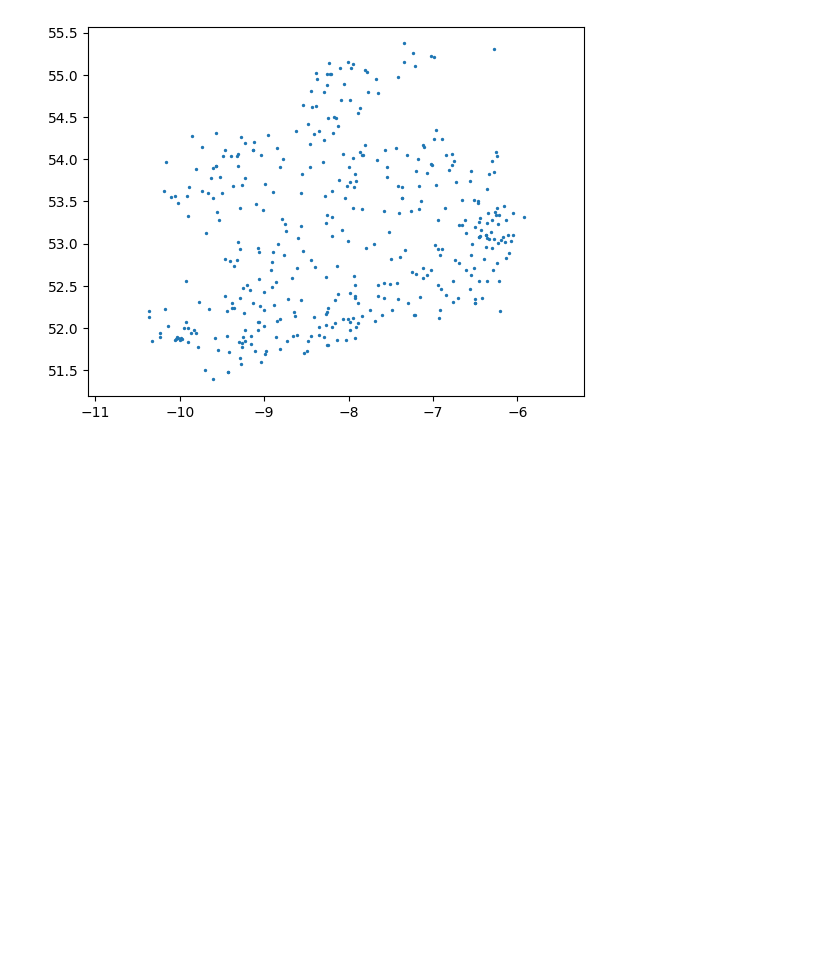
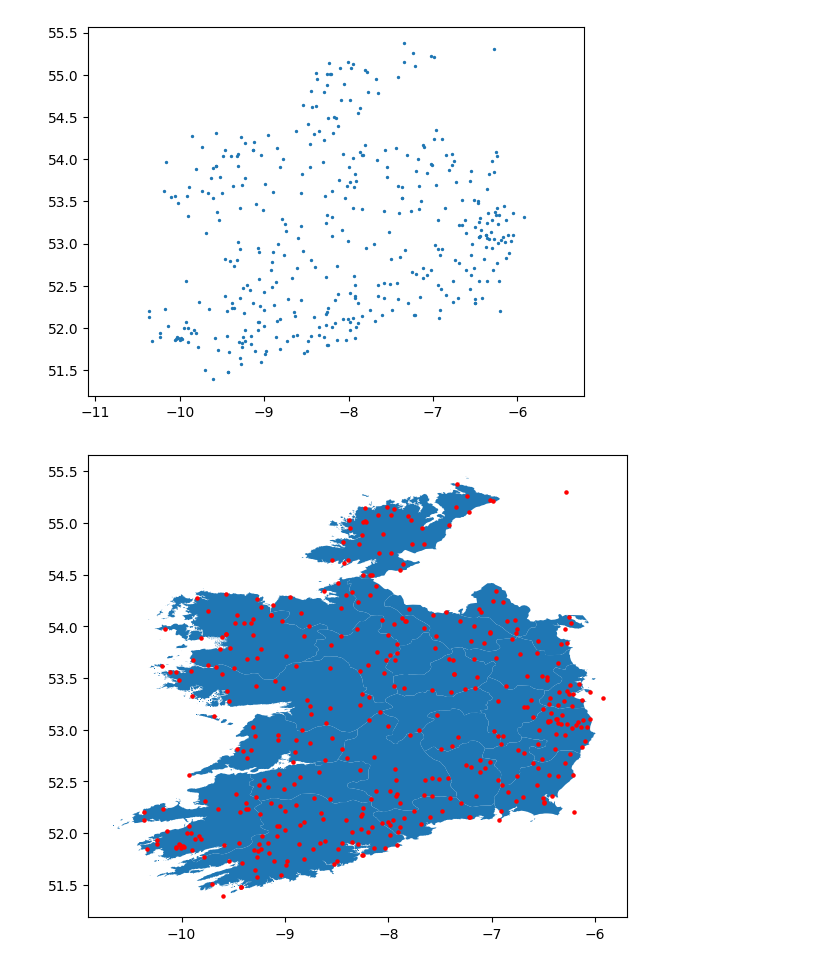
Before and after one commit to lanecolinp/UCDPA_lanecolinp, a Jupyter notebook: WeatherStation.ipynb, the cells around one changed output. Drawn from its saved outputs; the diff is of its cells as text; code cells hidden in the pictures; blank space fills up the shorter version.

```diff
--- a/WeatherStation.ipynb
+++ b/WeatherStation.ipynb
@@ -75,3 +78,10 @@ plt.axis('equal')
 plt.show()
 # %% [output]
 [figure]
+# %%
+IRL_map= gpd.read_file('./IRL_adm/IRL_adm1.shp')  #reading the map
+geometry = [Point(xy) for xy in zip(ltywsdf['longitude'], ltywsdf['latitude'])]
+gdf = GeoDataFrame(ltywsdf, geometry=geometry)
+gdf.plot(ax=IRL_map.plot(figsize=(10, 6)), marker='o', color='red', markersize=5);
+# %% [output]
+[figure, added]
```
Also changed, not shown: parts of 6 cells of this notebook.
